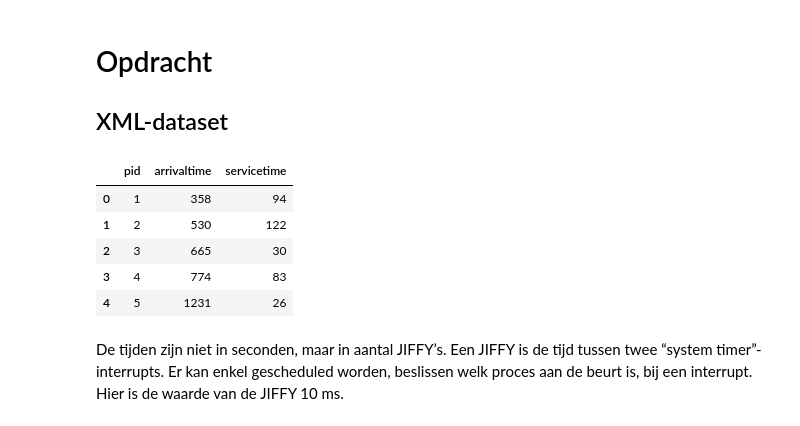
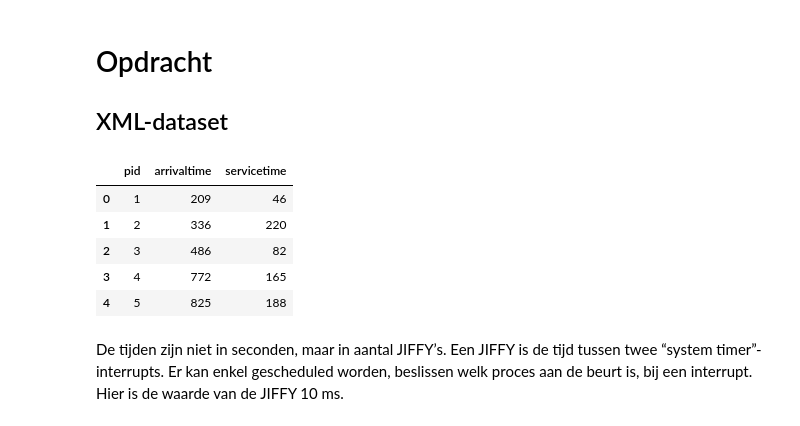
Before and after one commit to GPeeters/Besturingssystemen-2, a Jupyter notebook: process_scheduler.ipynb, the cells around one changed output. Saved outputs shown, nothing was run; the diff lists cells and outputs as text; code cells hidden in the pictures.

```diff
--- a/process_scheduler.ipynb
+++ b/process_scheduler.ipynb
@@ -5,19 +5,21 @@
 import xml.etree.ElementTree as ET
 import pandas as pd
 
-xml_data = open('processen50000.xml', 'r').read()  # Read file
+xml_20000 = open('processen20000.xml', 'r').read()  # Read file
+xml_10000 = open('processen10000.xml', 'r').read()
 # root = ET.XML(xml_data)  # Parse XML
 
-df = pd.read_xml(xml_data)
+df_20000 = pd.read_xml(xml_20000)
+df_10000 = pd.read_xml(xml_10000)
 # %%
-df.head()
+df_10000.head()
 # %% [output]
 |  | pid | arrivaltime | servicetime |
-| 0 | 1 | 358 | 94 |
-| 1 | 2 | 530 | 122 |
-| 2 | 3 | 665 | 30 |
-| 3 | 4 | 774 | 83 |
-| 4 | 5 | 1231 | 26 |
+| 0 | 1 | 209 | 46 |
+| 1 | 2 | 336 | 220 |
+| 2 | 3 | 486 | 82 |
+| 3 | 4 | 772 | 165 |
+| 4 | 5 | 825 | 188 |
 # %% [markdown]
 De tijden zijn niet in seconden, maar in aantal JIFFY’s. Een JIFFY is de tijd tussen twee “system timer”-interrupts. Er kan enkel gescheduled worden, beslissen welk proces aan de beurt is, bij een interrupt. Hier is de waarde van de JIFFY 10 ms.
 # %% [markdown]
```
Also changed, not shown: parts of 12 cells of this notebook, 2 other files.
